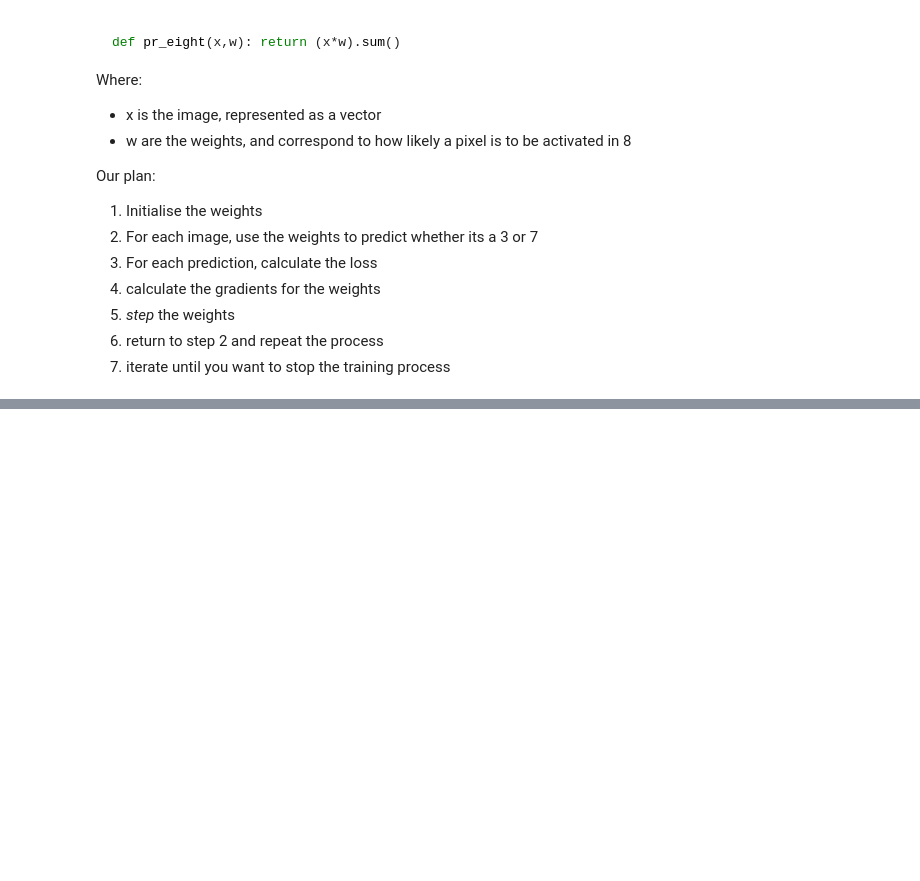
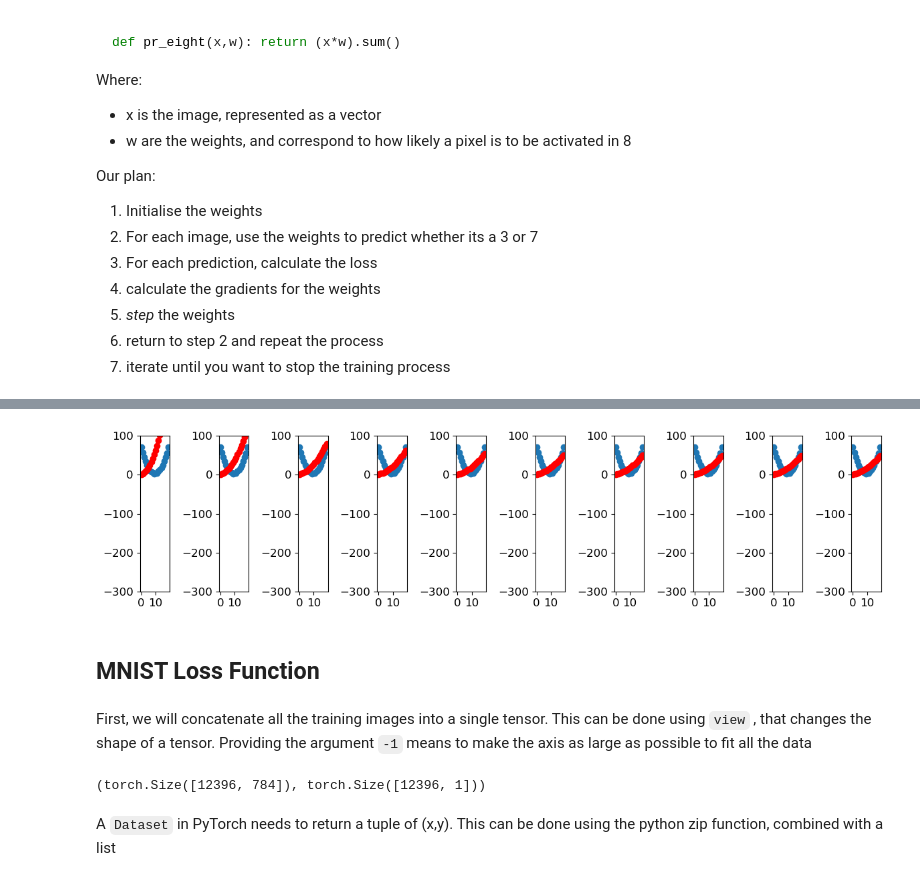
Before and after one commit to MostValue/fast-ai, a Jupyter notebook: deep-learning/digit-classification.ipynb, the cells around one changed output, grey strips where cells are left out. Drawn from its saved outputs; the diff is of its cells as text; code cells hidden in the pictures; blank space fills up the shorter version.

````diff
--- a/deep-learning/digit-classification.ipynb
+++ b/deep-learning/digit-classification.ipynb
@@ -262,0 +321,10 @@ NameError: name 'gv' is not defined
+# %%
+lr = 1e-5
+def apply_step(params, prn=True):
+    preds = f(time, params)
+    loss = mse(preds, speed)
+    loss.backward()
+    params.data -= lr*params.grad.data
+    params.grad = None
+    if prn: print(loss.item())
+    return preds
@@ -262,0 +344,12 @@ NameError: name 'gv' is not defined
+# %%
+weights = orig_params.detach().requires_grad_()
+# %%
+_,axs = plt.subplots(1,10, figsize = (12,3))
+for ax in axs: show_preds(apply_step(weights, False), ax)
+plt.tight_layout()
+# %% [output]
+[figure, added]
+# %% [markdown]
+## MNIST Loss Function
+# %% [markdown]
+First, we will concatenate all the training images into a single tensor. This can be done using ```view``` , that changes the shape of a tensor. Providing the argument ```-1``` means to make the axis as large as possible to fit all the data
@@ -262,0 +359,8 @@ NameError: name 'gv' is not defined
+# %%
+train_y = tensor([1]*len(threes) + [0]*len(sevens)).unsqueeze(1)
+#providing a label for each image (1 is three, 0 is seven)
+train_x.shape, train_y.shape
+# %% [output]
+(torch.Size([12396, 784]), torch.Size([12396, 1]))
+# %% [markdown]
+A ```Dataset``` in PyTorch needs to return a tuple of (x,y). This can be done using the python zip function, combined with a list
````
Also changed, not shown: parts of 86 cells of this notebook.
